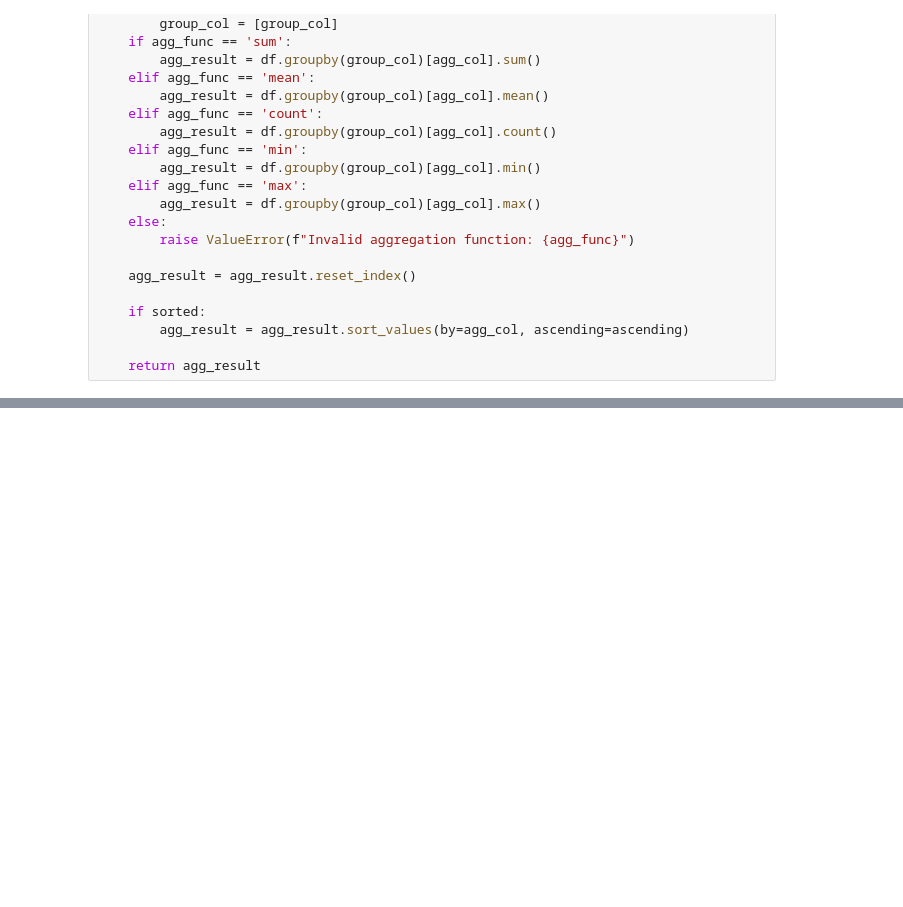
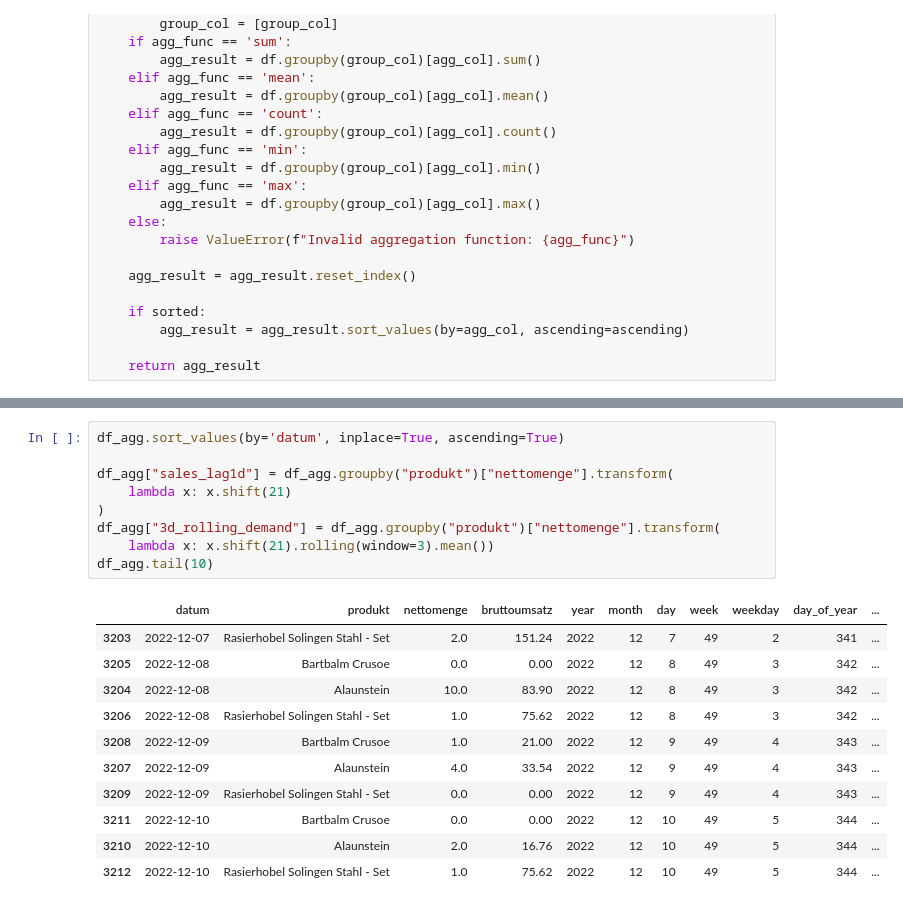
Before and after one commit to FlorianWolff95/DHBW_BI_S24, a Jupyter notebook: ML_Fallstudie_Online_Barber_Shop.ipynb, the cells around one changed output, grey strips where cells are left out. Drawn from its saved outputs; the diff is of its cells as text; blank space fills up the shorter version.

```diff
--- a/ML_Fallstudie_Online_Barber_Shop.ipynb
+++ b/ML_Fallstudie_Online_Barber_Shop.ipynb
@@ -99,0 +174,21 @@ plt.show()
+# %%
+df_agg.sort_values(by='datum', inplace=True, ascending=True)
+
+df_agg["sales_lag1d"] = df_agg.groupby("produkt")["nettomenge"].transform(
+    lambda x: x.shift(21)
+)
+df_agg["3d_rolling_demand"] = df_agg.groupby("produkt")["nettomenge"].transform(
+    lambda x: x.shift(21).rolling(window=3).mean())
+df_agg.tail(10)
+# %% [output]
+|  | datum | produkt | nettomenge | bruttoumsatz | year | month | day | week | weekday | day_of_year | ... |
+| 3203 | 2022-12-07 | Rasierhobel Solingen Stahl - Set | 2.0 | 151.24 | 2022 | 12 | 7 | 49 | 2 | 341 | ... |
+| 3205 | 2022-12-08 | Bartbalm Crusoe | 0.0 | 0.00 | 2022 | 12 | 8 | 49 | 3 | 342 | ... |
+| 3204 | 2022-12-08 | Alaunstein | 10.0 | 83.90 | 2022 | 12 | 8 | 49 | 3 | 342 | ... |
+| 3206 | 2022-12-08 | Rasierhobel Solingen Stahl - Set | 1.0 | 75.62 | 2022 | 12 | 8 | 49 | 3 | 342 | ... |
+| 3208 | 2022-12-09 | Bartbalm Crusoe | 1.0 | 21.00 | 2022 | 12 | 9 | 49 | 4 | 343 | ... |
+| 3207 | 2022-12-09 | Alaunstein | 4.0 | 33.54 | 2022 | 12 | 9 | 49 | 4 | 343 | ... |
+| 3209 | 2022-12-09 | Rasierhobel Solingen Stahl - Set | 0.0 | 0.00 | 2022 | 12 | 9 | 49 | 4 | 343 | ... |
+| 3211 | 2022-12-10 | Bartbalm Crusoe | 0.0 | 0.00 | 2022 | 12 | 10 | 49 | 5 | 344 | ... |
+| 3210 | 2022-12-10 | Alaunstein | 2.0 | 16.76 | 2022 | 12 | 10 | 49 | 5 | 344 | ... |
+| 3212 | 2022-12-10 | Rasierhobel Solingen Stahl - Set | 1.0 | 75.62 | 2022 | 12 | 10 | 49 | 5 | 344 | ... |
```
Also changed, not shown: parts of 19 cells of this notebook.
